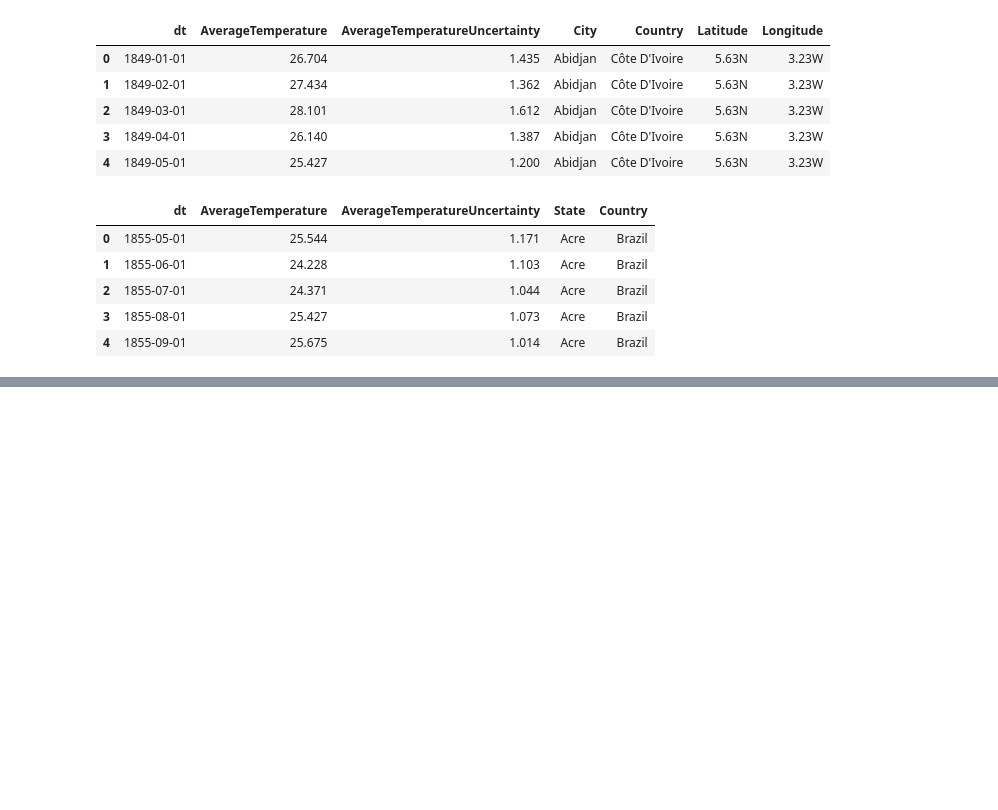
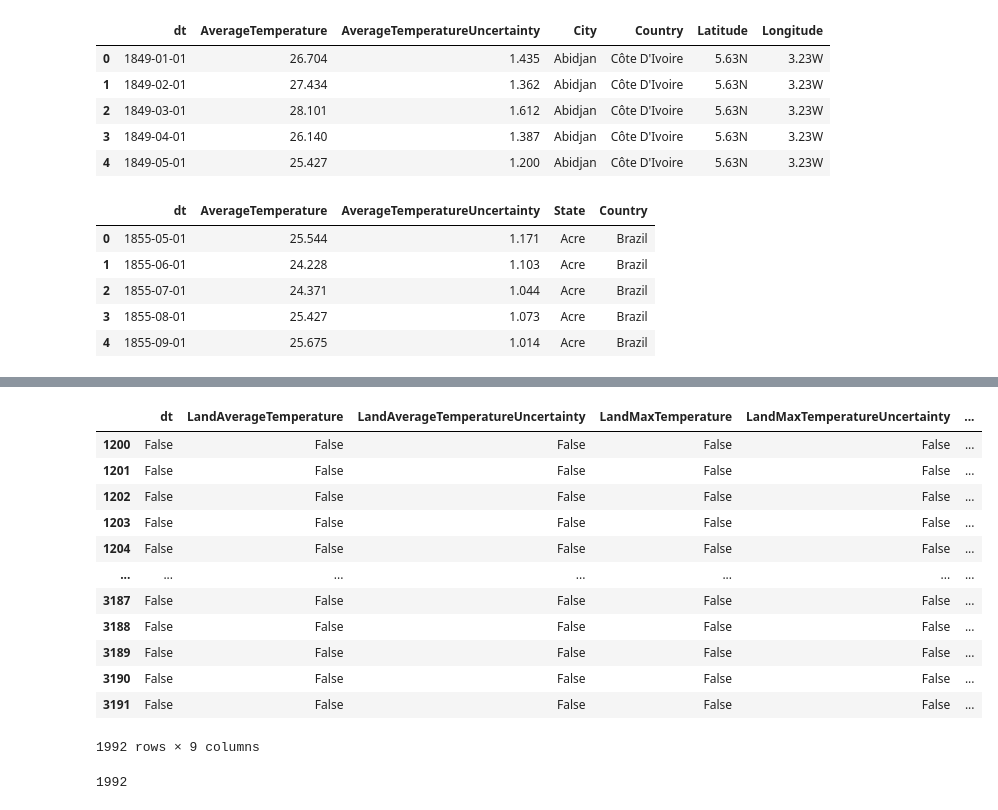
Before and after one commit to Onyx-Prasai/Global_Weather-Climate_Analyzer, a Jupyter notebook: Code_File/Weather_Analyzer.ipynb, the cells around one changed output, grey strips where cells are left out. Cells and saved outputs as stored; diff of their text form; code cells hidden in the pictures; blank space fills up the shorter version.

```diff
--- a/Code_File/Weather_Analyzer.ipynb
+++ b/Code_File/Weather_Analyzer.ipynb
@@ -52,3 +52,6 @@ df5.head()
 | 2 | 1750-03-01 | 5.626 | 3.076 | NaN | NaN | ... |
 | 3 | 1750-04-01 | 8.490 | 2.451 | NaN | NaN | ... |
 | 4 | 1750-05-01 | 11.573 | 2.072 | NaN | NaN | ... |
+# %%
+df5 = df5[df5['dt'] >= '1850-01-01']
+df5.head()
@@ -54,0 +65,20 @@ df5.head()
+# %%
+df5.isnull()
+# %% [output]
+|  | dt | LandAverageTemperature | LandAverageTemperatureUncertainty | LandMaxTemperature | LandMaxTemperatureUncertainty | ... |
+| 1200 | False | False | False | False | False | ... |
+| 1201 | False | False | False | False | False | ... |
+| 1202 | False | False | False | False | False | ... |
+| 1203 | False | False | False | False | False | ... |
+| 1204 | False | False | False | False | False | ... |
+| ... | ... | ... | ... | ... | ... | ... |
+| 3187 | False | False | False | False | False | ... |
+| 3188 | False | False | False | False | False | ... |
+| 3189 | False | False | False | False | False | ... |
+| 3190 | False | False | False | False | False | ... |
+| 3191 | False | False | False | False | False | ... |
+1992 rows × 9 columns
+# %%
+len(df5)
+# %% [output]
+1992
```
Also changed, not shown: parts of 12 cells of this notebook.
